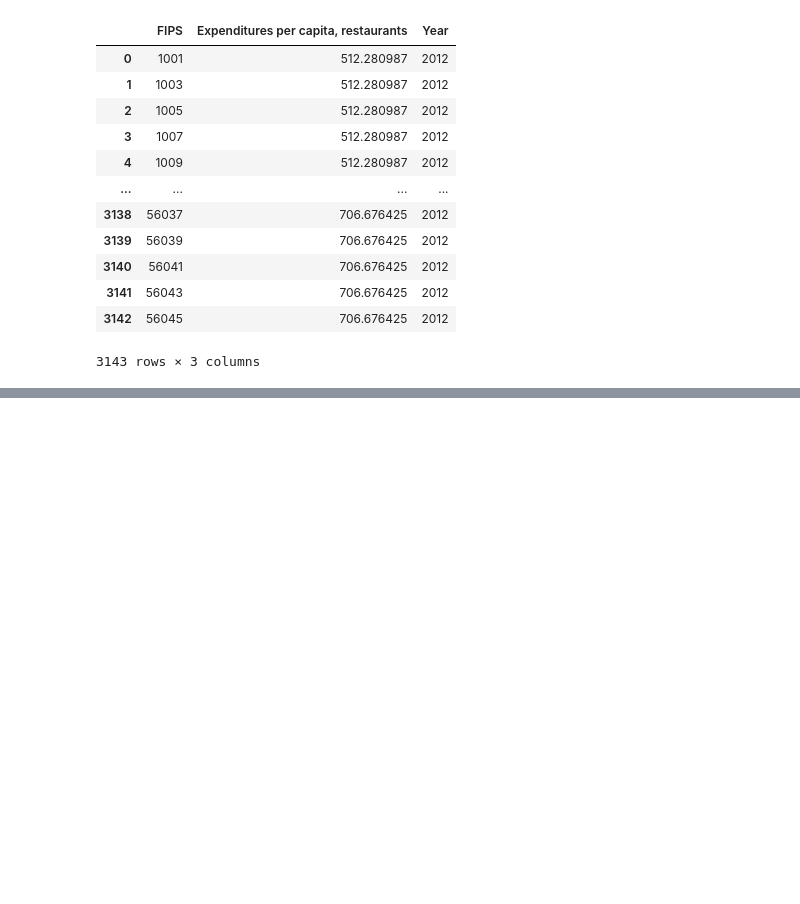
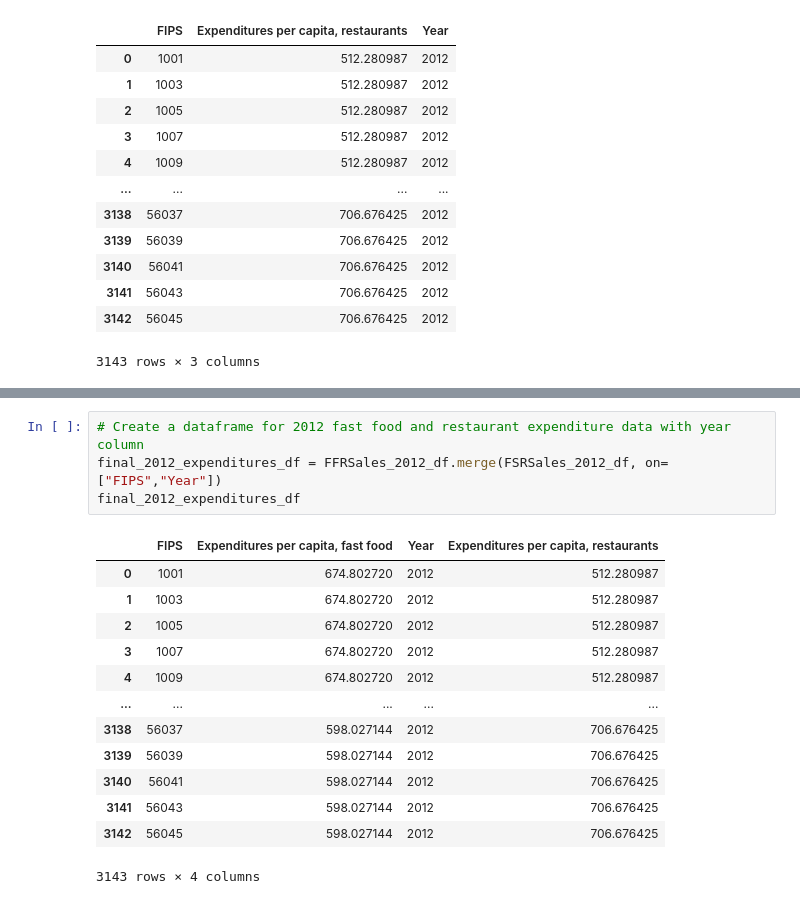
Before and after one commit to Chahnaz-Kbaisi/diet-habits-disease-us, a Jupyter notebook: ETL/Web_Scrape_ETL.ipynb, the cells around one changed output, grey strips where cells are left out. Cells and saved outputs as stored; diff of their text form; blank space fills up the shorter version.

Commit message:
Logic to create a dataframe for 2012 fast food and restaurant expenditure data with year column

```diff
--- a/ETL/Web_Scrape_ETL.ipynb
+++ b/ETL/Web_Scrape_ETL.ipynb
@@ -1004,0 +1019,18 @@ final_2007_expenditures_df
+# %%
+# Create a dataframe for 2012 fast food and restaurant expenditure data with year column
+final_2012_expenditures_df = FFRSales_2012_df.merge(FSRSales_2012_df, on=["FIPS","Year"])
+final_2012_expenditures_df
+# %% [output]
+|  | FIPS | Expenditures per capita, fast food | Year | Expenditures per capita, restaurants |
+| 0 | 1001 | 674.802720 | 2012 | 512.280987 |
+| 1 | 1003 | 674.802720 | 2012 | 512.280987 |
+| 2 | 1005 | 674.802720 | 2012 | 512.280987 |
+| 3 | 1007 | 674.802720 | 2012 | 512.280987 |
+| 4 | 1009 | 674.802720 | 2012 | 512.280987 |
+| ... | ... | ... | ... | ... |
+| 3138 | 56037 | 598.027144 | 2012 | 706.676425 |
+| 3139 | 56039 | 598.027144 | 2012 | 706.676425 |
+| 3140 | 56041 | 598.027144 | 2012 | 706.676425 |
+| 3141 | 56043 | 598.027144 | 2012 | 706.676425 |
+| 3142 | 56045 | 598.027144 | 2012 | 706.676425 |
+3143 rows × 4 columns
```
Also changed, not shown: parts of 1 cell of this notebook.
